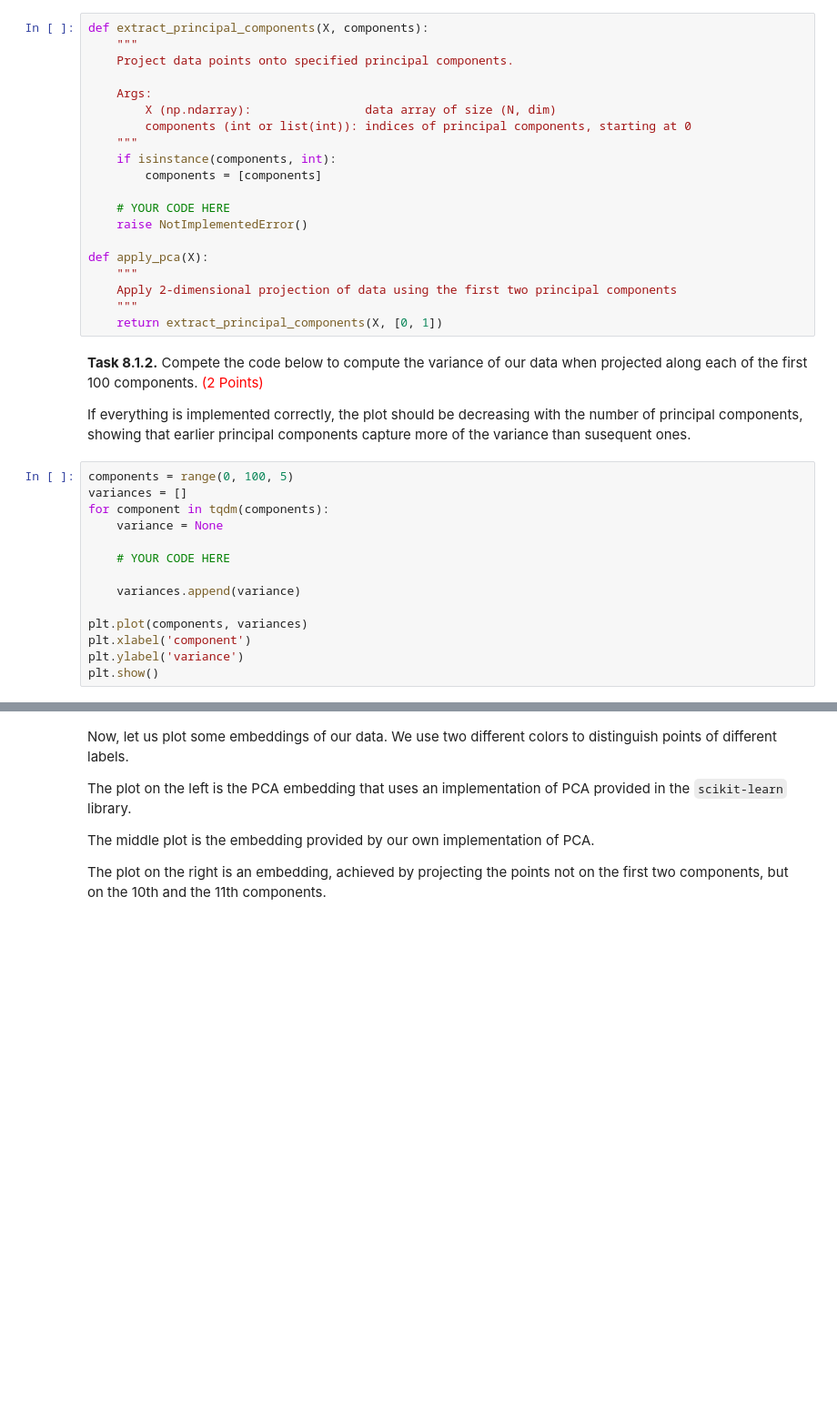
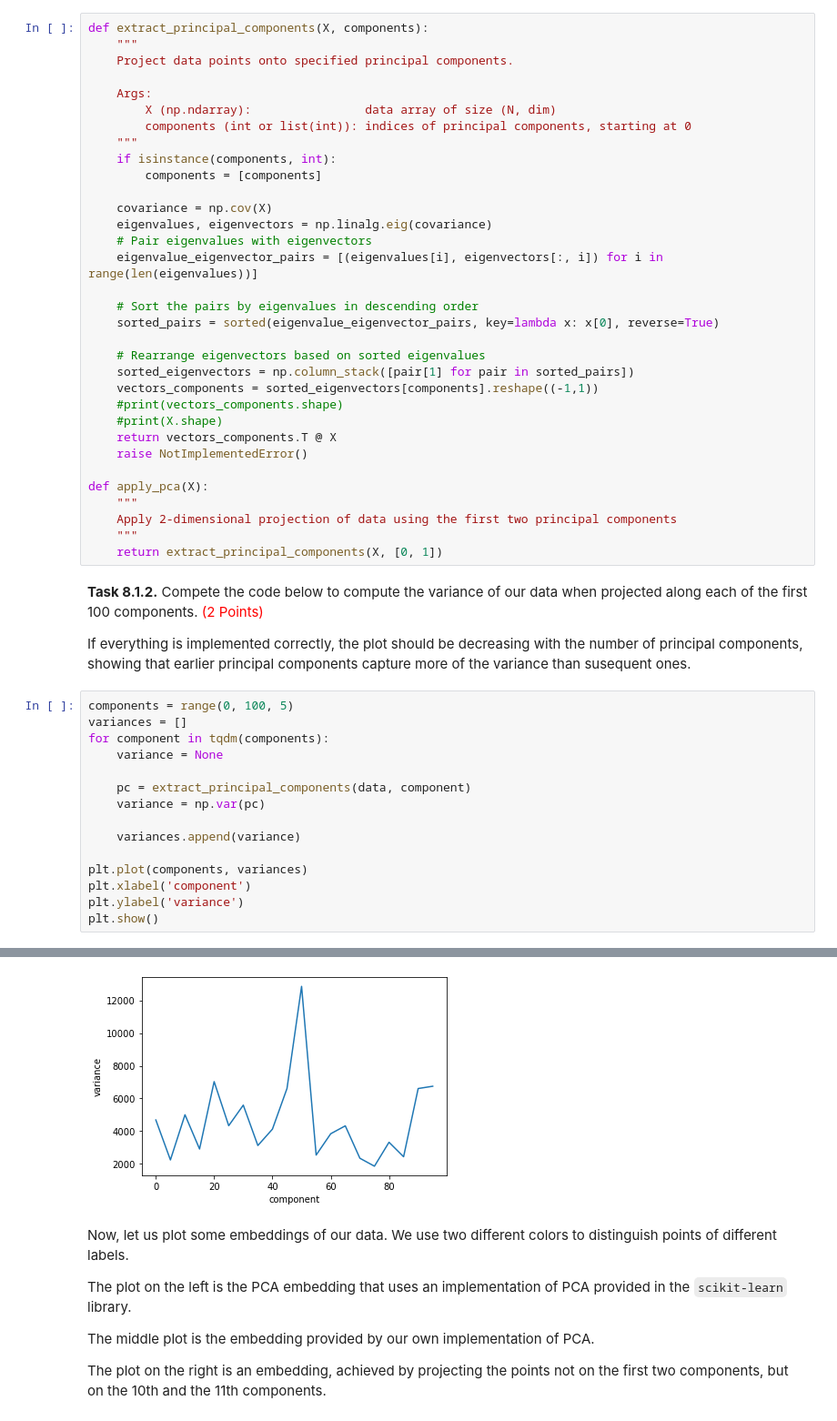
Before and after one commit to rafaelweinert/DD1420_ML_Excercises, a Jupyter notebook: Ex5_DD1420.ipynb, the cells around one changed output, grey strips where cells are left out. Shown at 91% size. Cells and saved outputs as stored; diff of their text form; blank space fills up the shorter version.

```diff
--- a/Ex5_DD1420.ipynb
+++ b/Ex5_DD1420.ipynb
@@ -181,7 +186,20 @@ def extract_principal_components(X, components):
     if isinstance(components, int):
         components = [components]
 
-    # YOUR CODE HERE
+    covariance = np.cov(X)
+    eigenvalues, eigenvectors = np.linalg.eig(covariance)
+    # Pair eigenvalues with eigenvectors
+    eigenvalue_eigenvector_pairs = [(eigenvalues[i], eigenvectors[:, i]) for i in range(len(eigenvalues))]
+
+    # Sort the pairs by eigenvalues in descending order
+    sorted_pairs = sorted(eigenvalue_eigenvector_pairs, key=lambda x: x[0], reverse=True)
+
+    # Rearrange eigenvectors based on sorted eigenvalues
+    sorted_eigenvectors = np.column_stack([pair[1] for pair in sorted_pairs])
+    vectors_components = sorted_eigenvectors[components].reshape((-1,1))
+    #print(vectors_components.shape)
+    #print(X.shape)
+    return vectors_components.T @ X
     raise NotImplementedError()
 
 def apply_pca(X):
@@ -199,7 +217,8 @@ variances = []
 for component in tqdm(components):
     variance = None
 
-    # YOUR CODE HERE
+    pc = extract_principal_components(data, component)
+    variance = np.var(pc)
 
     variances.append(variance)
 
@@ -207,3 +226,4 @@ plt.plot(components, variances)
 plt.xlabel('component')
 plt.ylabel('variance')
 plt.show()
+# %% [output]
@@ -210,3 +247,4 @@ plt.show()
+[figure, added]
 # %% [markdown]
 Now, let us plot some embeddings of our data. We use two different colors to distinguish points of different labels.
 
```
Also changed, not shown: parts of 5 cells of this notebook.
